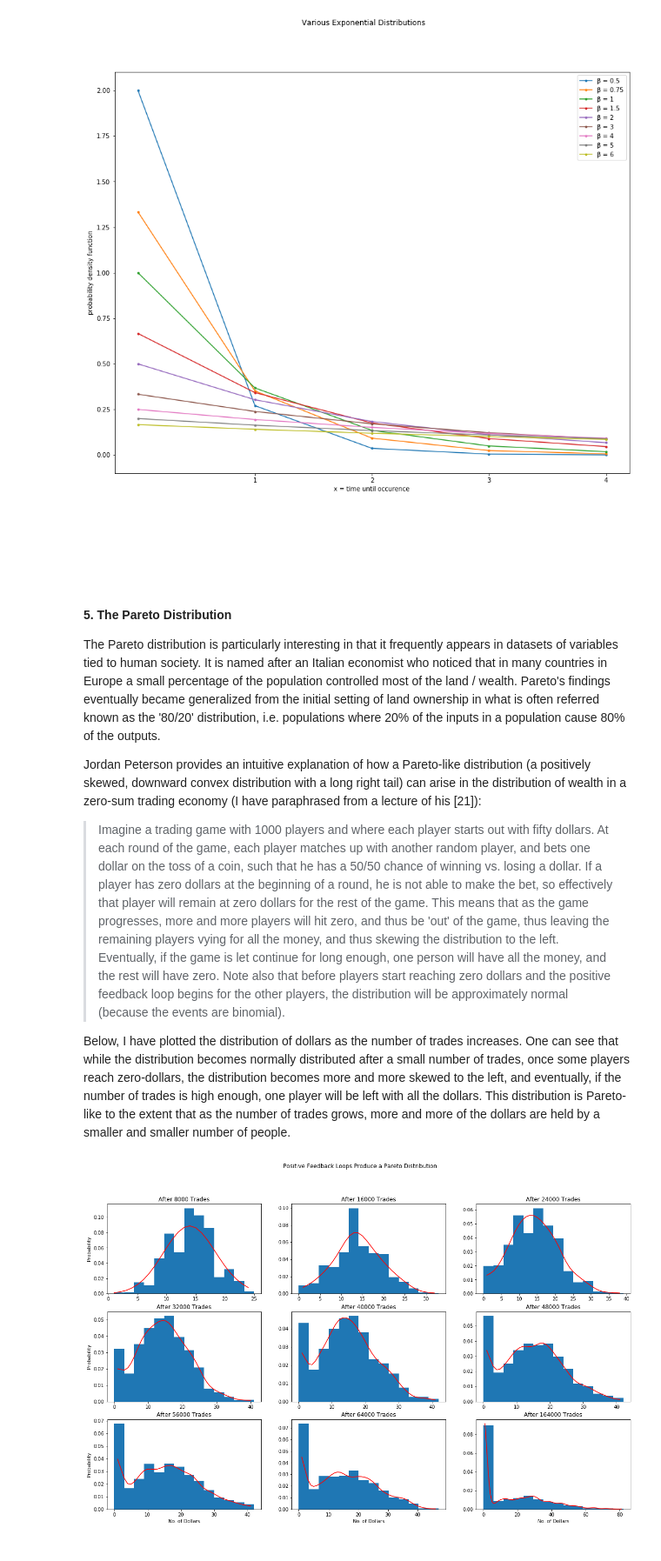
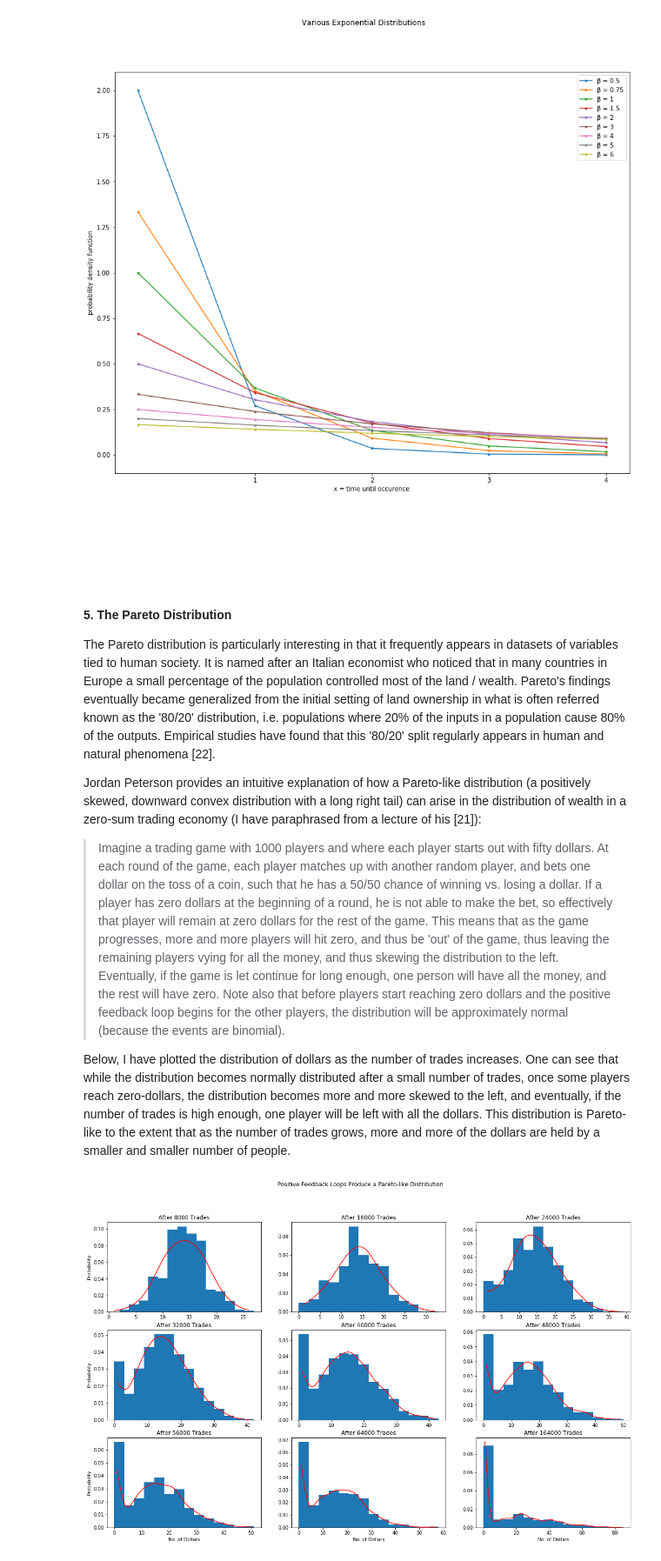
Before and after one commit to ashleycampion/GMIT_Programming_for_data_analysis_Assignment, a Jupyter notebook: Programming for Data Analysis - Assignment.ipynb, the cells around one changed output. Shown: that part at 87% size. Cells and saved outputs as stored; diff of their text form; code cells hidden in the pictures.

Commit message:
finishing pareto

```diff
--- a/Programming for Data Analysis - Assignment.ipynb
+++ b/Programming for Data Analysis - Assignment.ipynb
@@ -582,7 +582,7 @@ plt.show()
 
 #### 5.  The Pareto Distribution
 
-The Pareto distribution is particularly interesting in that it frequently appears in datasets of variables tied to human society. It is named after an Italian economist who noticed that in many countries in Europe a small percentage of the population controlled most of the land / wealth. Pareto's findings eventually became generalized from the initial setting of land ownership in what is often referred known as the '80/20' distribution, i.e. populations where 20% of the inputs in a population cause 80% of the outputs.
+The Pareto distribution is particularly interesting in that it frequently appears in datasets of variables tied to human society. It is named after an Italian economist who noticed that in many countries in Europe a small percentage of the population controlled most of the land / wealth. Pareto's findings eventually became generalized from the initial setting of land ownership in what is often referred known as the '80/20' distribution, i.e. populations where 20% of the inputs in a population cause 80% of the outputs. Empirical studies have found that this '80/20' split regularly appears in human and natural phenomena [22].
 
 Jordan Peterson provides an intuitive explanation of how a Pareto-like distribution (a positively skewed, downward convex distribution with a long right tail) can arise in the distribution of wealth in a zero-sum trading economy (I have paraphrased from a lecture of his [21]):
 > Imagine a trading game with 1000 players and where each player starts out with fifty dollars. At each round of the game, each player matches up with another random player, and bets one dollar on the toss of a coin, such that he has a 50/50 chance of winning vs. losing a dollar. If a player has zero dollars at the beginning of a round, he is not able to make the bet, so effectively that player will remain at zero dollars for the rest of the game. This means that as the game progresses, more and more players will hit zero, and thus be 'out' of the game, thus leaving the remaining players vying for all the money, and thus skewing the distribution to the left. Eventually, if the game is let continue for long enough, one person will have all the money, and the rest will have zero. Note also that before players start reaching zero dollars and the positive feedback loop begins for the other players, the distribution will be approximately normal (because the events are binomial).
@@ -611,32 +611,32 @@ for i in range(len(trades)):
     for j in range(trades[i]):
         winner = np.random.choice(left)
         traders[0][winner] += 1
         loser = np.random.choice(left)
         traders[0][loser] -= 1
         if traders[0][loser] == 0:
             left = left[left != loser]
     totalTrades += trades[i]
 
     ax[i].hist(traders[0], bins=14, density=True)
     ax[i].set_title(f'After {totalTrades} Trades')
     if i in [0,3,6]:
         ax[i].set_ylabel('Probability')
     if i in [6,7,8]:
         ax[i].set_xlabel('No. of Dollars')
     model = KernelDensity(bandwidth=2, kernel='gaussian')
     sample = traders[0].reshape((len(traders[0]), 1))
     model.fit(sample)
     # sample probabilities for a range of outcomes
     values = asarray([value for value in range(1, traders[0].max())])
     values = values.reshape((len(values), 1))
     probabilities = model.score_samples(values)
     probabilities = exp(probabilities)
     # plot the histogram and pdf
     ax[i].plot(values[:], probabilities, 'r')
-plt.suptitle('Positive Feedback Loops Produce a Pareto Distribution')
+plt.suptitle('Positive Feedback Loops Produce a Pareto-like Distribution')
 plt.show()
 
 
 #https://machinelearningmastery.com/probability-density-estimation/
 # %% [output]
-[figure, old version]
+[figure, new version]
```
Also changed, not shown: parts of 18 cells of this notebook.
